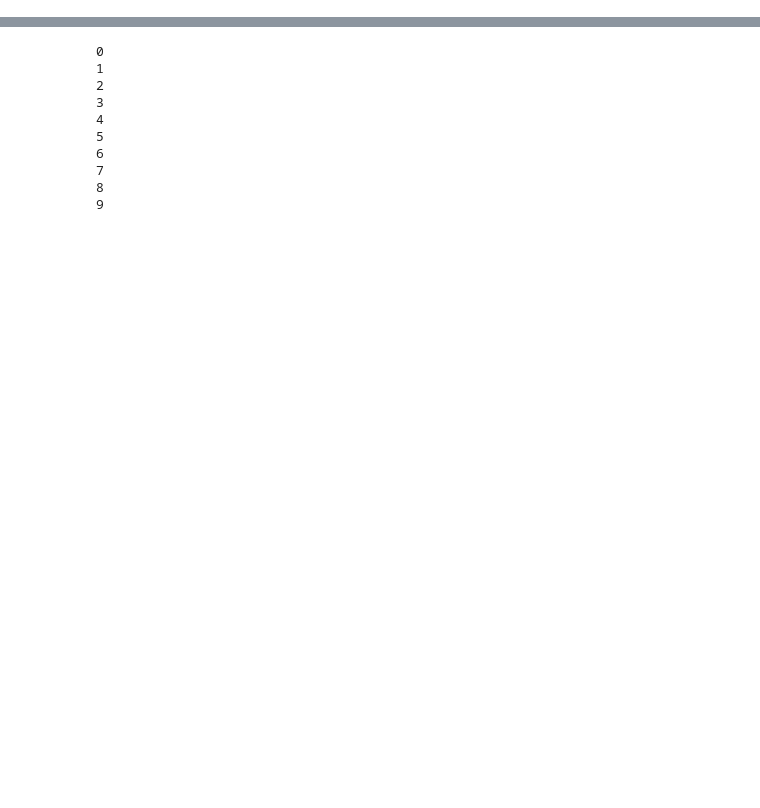
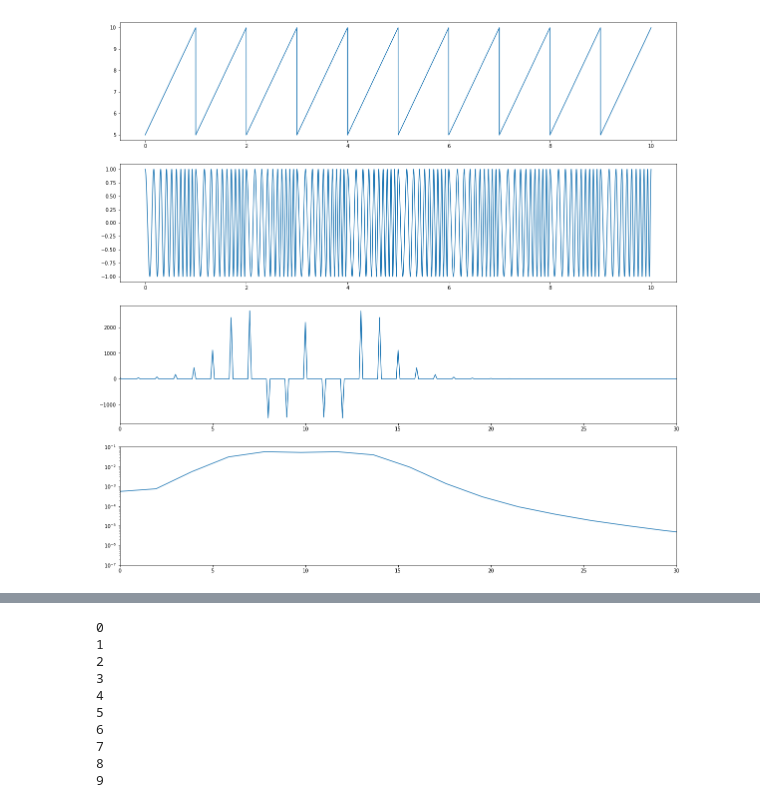
Before and after one commit to sungjea713/FMCW, a Jupyter notebook: Radar.ipynb, the cells around one changed output, grey strips where cells are left out. Drawn from its saved outputs; the diff is of its cells as text; code cells hidden in the pictures; blank space fills up the shorter version.

```diff
--- a/Radar.ipynb
+++ b/Radar.ipynb
@@ -38,0 +56,51 @@ $$T_s$$
+# %%
+'''sawtooth'''
+import numpy as np
+import math
+import matplotlib.pyplot as plt
+from numpy.fft import fft, fftshift
+from scipy import signal
+
+Tchirp = 1
+fsw = 5
+f0 = 5
+fs = 2000/Tchirp
+t = [x for x in np.arange(0.0, 1, 1/fs)]
+yf = [fsw*(signal.sawtooth(2*np.pi/Tchirp*x)+1)/2 + f0 for x in t]
+yt = []
+for i in range(0, len(yf)):
+  yt.append(math.cos(2*math.pi*yf[i]*t[i]))
+
+iter = 10
+
+ytt = []
+yff = []
+for i in range(0, iter):
+  for j in range(0, len(yt)):
+    ytt.append(yt[j])
+  for j in range(0, len(yf)):
+    yff.append(yf[j])
+
+tt = [x for x in np.arange(0.0, iter, 1/fs)]
+
+
+yfft = fftshift(fft(ytt))
+fx = [ x * fs /len(tt) for x in np.arange(-len(tt)/2, len(tt)/2)]
+
+fp, Pxx_den = signal.welch(ytt, fs, nperseg=1024)
+
+fig = plt.figure(figsize=(20,20))
+ax0 = fig.add_subplot(4, 1, 1)
+ax1 = fig.add_subplot(4, 1, 2)
+ax2 = fig.add_subplot(4, 1, 3)
+ax3 = fig.add_subplot(4, 1, 4)
+ax0.plot(tt, yff)
+ax1.plot(tt, ytt)
+ax2.plot(fx, yfft)
+ax2.set_xlim(0, 30)
+ax3.semilogy(fp, Pxx_den)
+ax3.set_ylim([1e-7, 1e-1])
+ax3.set_xlim(0, 30)
+plt.show()
+# %% [output]
+[figure, added]
```
Also changed, not shown: parts of 9 cells of this notebook.
